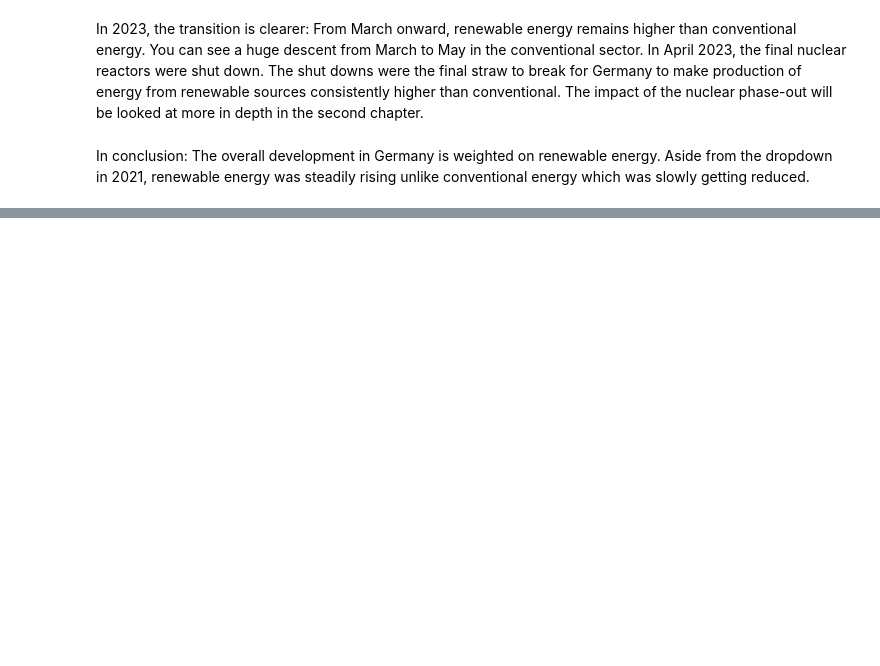
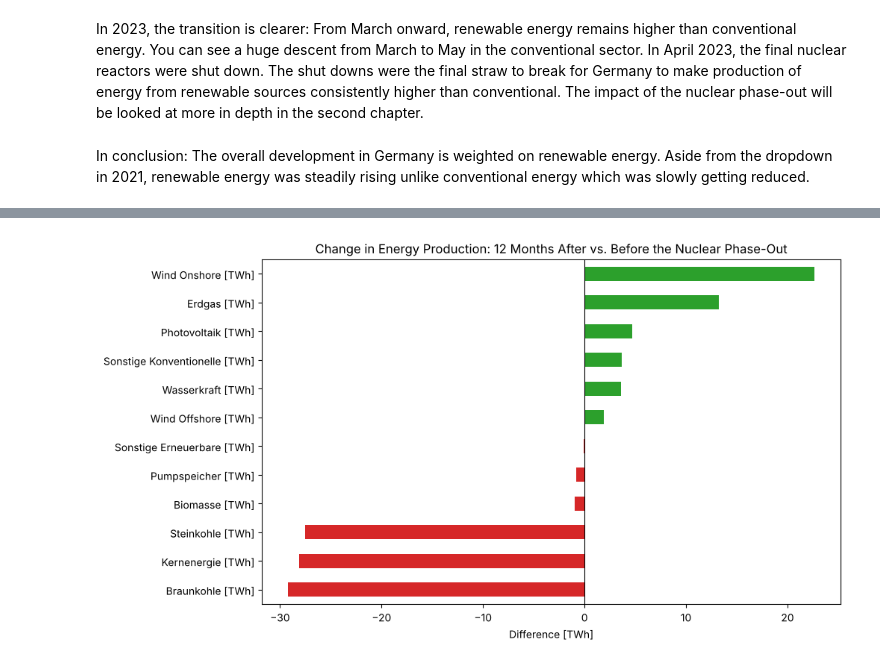
Before and after one commit to Yoem29/Energy-Development-Germany, a Jupyter notebook: notebooks/Analysis.ipynb, the cells around one changed output, grey strips where cells are left out. Cells and saved outputs as stored; diff of their text form; code cells hidden in the pictures; blank space fills up the shorter version.

```diff
--- a/notebooks/Analysis.ipynb
+++ b/notebooks/Analysis.ipynb
@@ -113,0 +154,11 @@ In conclusion: The overall development in Germany is weighted on renewable energ
+# %%
+twh_columns = [col for col in df.columns if "[TWh]" in col]
+dates = pd.to_datetime(df["Datum von"])
+
+before = df[(dates >= "2022-05-01") & (dates < "2023-05-01")][twh_columns].sum()
+after = df[(dates >= "2023-05-01") & (dates < "2024-05-01")][twh_columns].sum()
+
+df_comparison = pd.DataFrame({"Before [TWh]": before, "After [TWh]": after})
+df_comparison["Difference [TWh]"] = df_comparison["After [TWh]"] - df_comparison["Before [TWh]"]
+df_comparison = df_comparison.sort_values("Difference [TWh]")
+df_comparison.round(1)
@@ -113,0 +179,9 @@ In conclusion: The overall development in Germany is weighted on renewable energ
+# %%
+colors = ["tab:red" if diff < 0 else "tab:green" for diff in df_comparison["Difference [TWh]"]]
+
+ax = df_comparison["Difference [TWh]"].plot(kind="barh", figsize=(10, 6), color=colors, title="Change in Energy Production: 12 Months After vs. Before the Nuclear Phase-Out")
+ax.axvline(0, color="black", linewidth=0.8)
+ax.set_xlabel("Difference [TWh]")
+plt.show()
+# %% [output]
+[figure, added]
```
Also changed, not shown: parts of 16 cells of this notebook.
